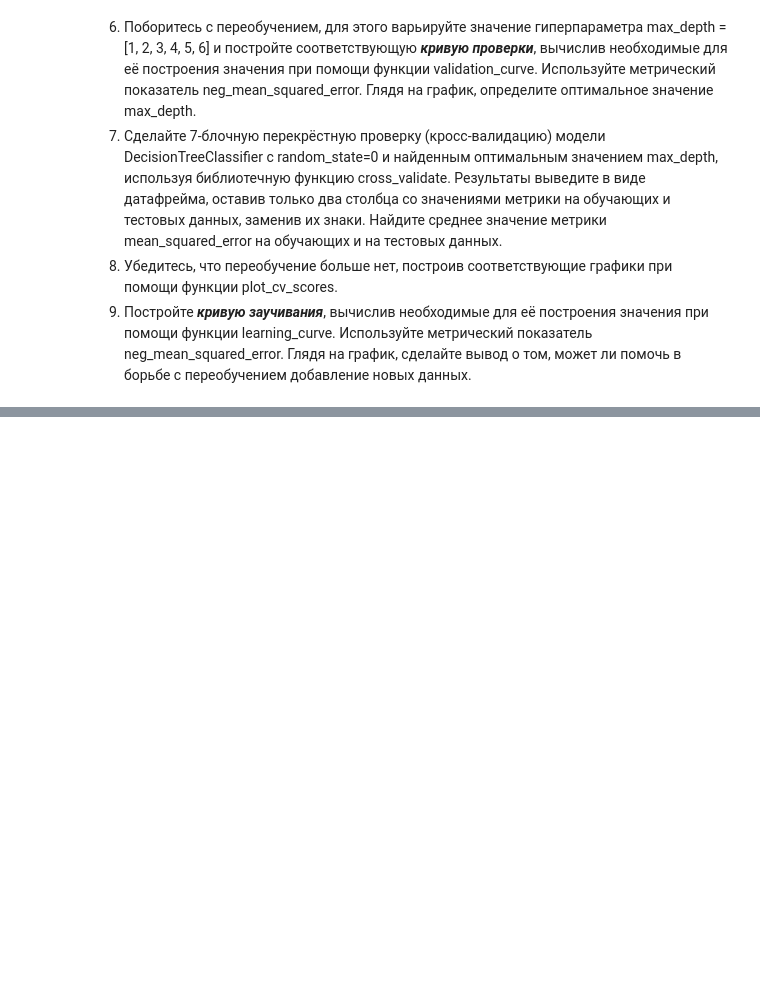
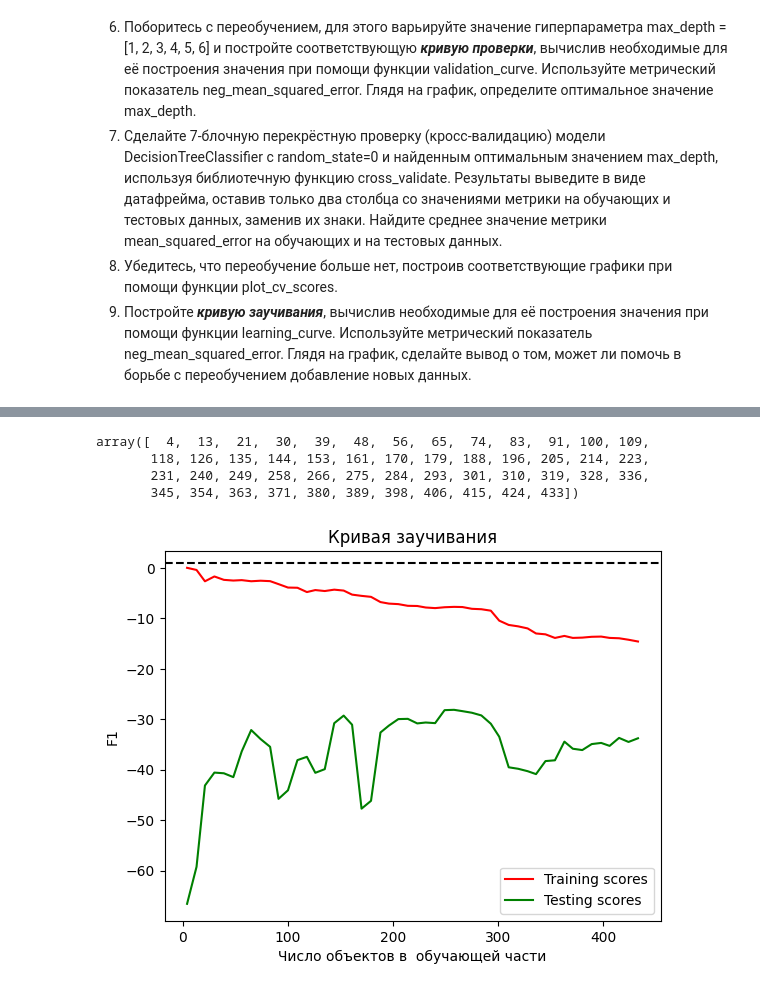
Before and after one commit to consciousnss/fa-machine-learning, a Jupyter notebook: semestr2/trees/overfitting.ipynb, the cells around one changed output, grey strips where cells are left out. Saved outputs shown, nothing was run; the diff lists cells and outputs as text; code cells hidden in the pictures; blank space fills up the shorter version.

```diff
--- a/semestr2/trees/overfitting.ipynb
+++ b/semestr2/trees/overfitting.ipynb
@@ -290,0 +426,3 @@ plt.show()
+# %%
+train_size = np.linspace(0.01, 1.0, 50)
+train_size
@@ -290,0 +440,16 @@ plt.show()
+# %%
+train_sizes, train_scores, test_scores = learning_curve(clf_opt, X, y, train_sizes=train_size, cv=7, scoring='neg_mean_squared_error')
+train_sizes
+# %% [output]
+array([  4,  13,  21,  30,  39,  48,  56,  65,  74,  83,  91, 100, 109,
+       118, 126, 135, 144, 153, 161, 170, 179, 188, 196, 205, 214, 223,
+       231, 240, 249, 258, 266, 275, 284, 293, 301, 310, 319, 328, 336,
+       345, 354, 363, 371, 380, 389, 398, 406, 415, 424, 433])
+# %%
+plot_train_test_curves(train_scores, test_scores, train_sizes)
+plt.title('Кривая заучивания')
+plt.xlabel('Число объектов в  обучающей части')
+plt.ylabel('F1')
+plt.show()
+# %% [output]
+[figure, added]
```
Also changed, not shown: parts of 31 cells of this notebook.
